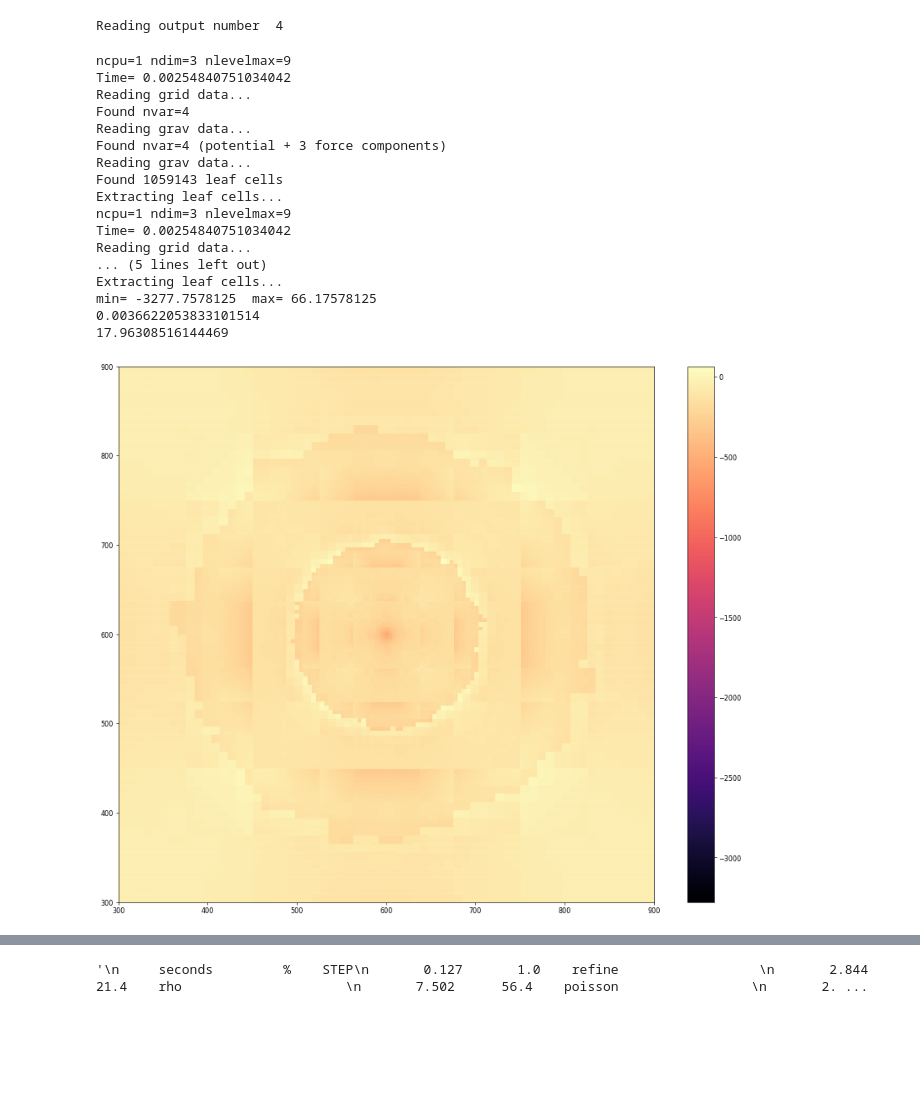
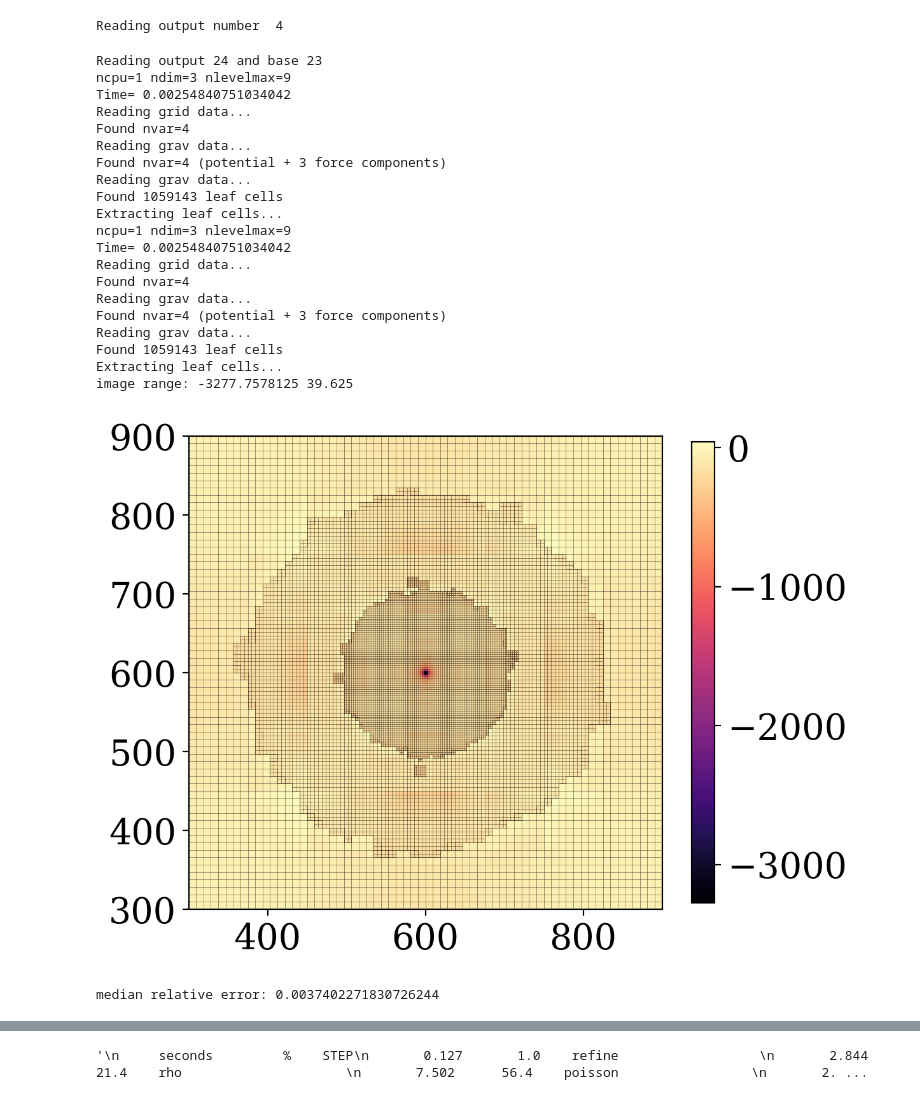
Before and after one commit to Byeol-Haneul/Ramses-FMM, a Jupyter notebook: analyze/amr.ipynb, the cells around one changed output, grey strips where cells are left out. Saved outputs shown, nothing was run; the diff lists cells and outputs as text; code cells hidden in the pictures; blank space fills up the shorter version.

Commit message:
Fix visualization for amr

```diff
--- a/analyze/amr.ipynb
+++ b/analyze/amr.ipynb
@@ -79,25 +113,29 @@ Reading output number  4
 #nout =  '23'  # fmm (7,8,9) ! pre-direct-multipole expansion
 #nout =  '24'  # multgrid  (7,8,9)
 # %%
-c = compare(24, 23, 600, False)
+c = compare(24, 23, 600, grid=True)
 #mk_image // project
 # %% [output]
+Reading output 24 and base 23
 ncpu=1 ndim=3 nlevelmax=9
 Time= 0.00254840751034042
 Reading grid data...
 Found nvar=4
 Reading grav data...
 Found nvar=4 (potential + 3 force components)
 Reading grav data...
 Found 1059143 leaf cells
 Extracting leaf cells...
 ncpu=1 ndim=3 nlevelmax=9
 Time= 0.00254840751034042
 Reading grid data...
-... (5 lines left out)
+Found nvar=4
+Reading grav data...
+Found nvar=4 (potential + 3 force components)
+Reading grav data...
+Found 1059143 leaf cells
 Extracting leaf cells...
-min= -3277.7578125  max= 66.17578125
-0.0036622053833101514
-17.96308516144469
+image range: -3277.7578125 39.625
-[figure, old version]
+[figure, new version]
+median relative error: 0.0037402271830726244
 # %%
```
Also changed, not shown: parts of 14 cells of this notebook, 1 other file.
